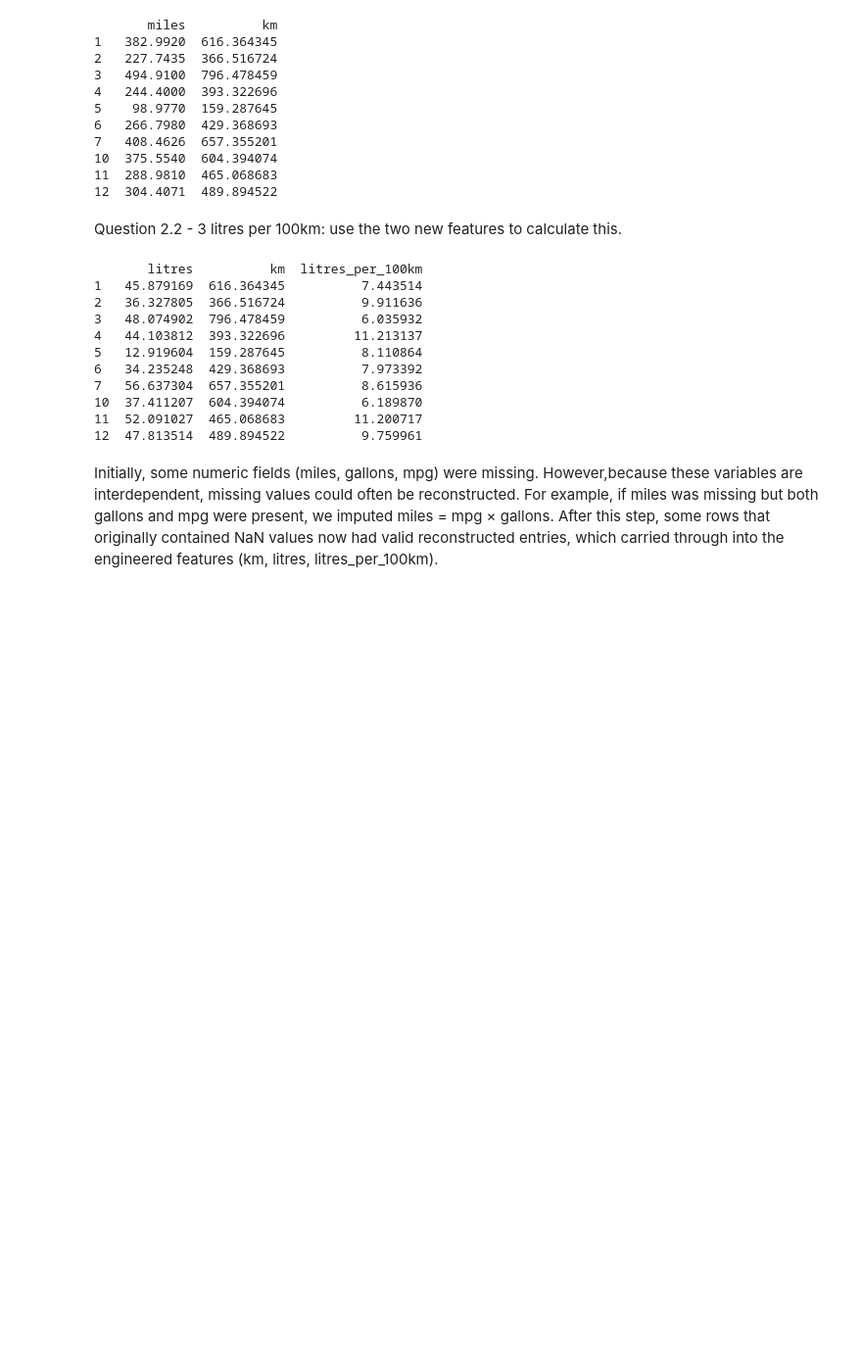
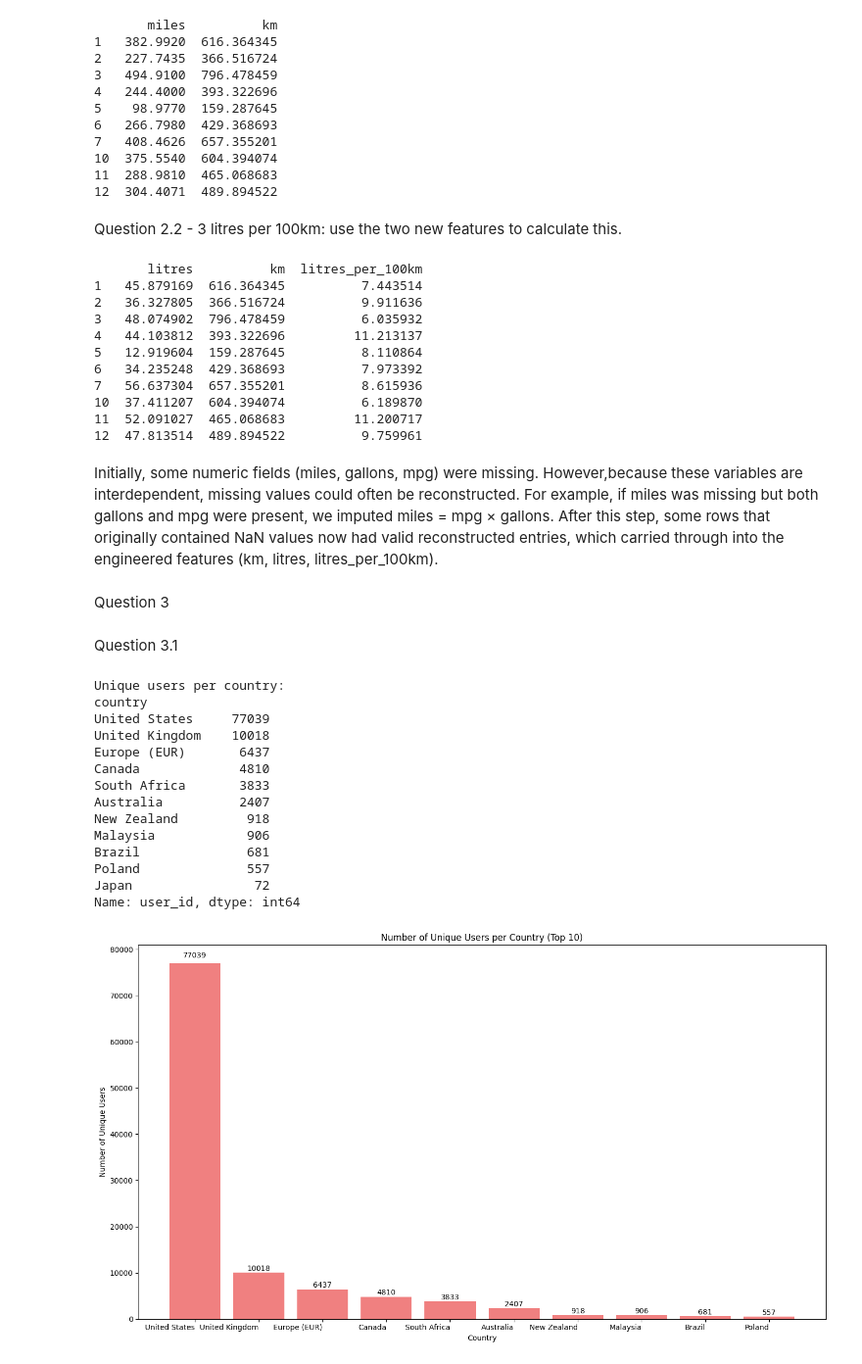
Before and after one commit to Ruaan1/DVE-Assignment, a Jupyter notebook: Notebook/Assignment1.ipynb, the cells around one changed output. Shown: that part at 98% size. Saved outputs shown, nothing was run; the diff lists cells and outputs as text; code cells hidden in the pictures; blank space fills up the shorter version.

Commit message:
Question 3

```diff
--- a/Notebook/Assignment1.ipynb
+++ b/Notebook/Assignment1.ipynb
@@ -345,3 +345,72 @@ print(df[['litres', 'km', 'litres_per_100km']].head(10))
 12  47.813514  489.894522          9.759961
 # %% [markdown]
 Initially, some numeric fields (miles, gallons, mpg) were missing. However,because these variables are interdependent, missing values could often be reconstructed. For example, if miles was missing but both gallons and mpg were present, we imputed miles = mpg × gallons. After this step, some rows that originally contained NaN values now had valid reconstructed entries, which carried through into the engineered features (km, litres, litres_per_100km).
+# %% [markdown]
+Question 3
+# %% [markdown]
+Question 3.1
+# %%
+CURRENCY_TO_COUNTRY = {
+    '$': 'United States',
+    'USD': 'United States',
+    '£': 'United Kingdom',
+    'GBP': 'United Kingdom',
+    '€': 'Europe (EUR)',
+    'EUR': 'Europe (EUR)',
+    'CA$': 'Canada',
+    'CAD': 'Canada',
+    'R': 'South Africa',
+    'ZAR': 'South Africa',
+    'AU$': 'Australia',
+    'AUD': 'Australia',
+    'NZ$': 'New Zealand',
+    'NZD': 'New Zealand',
+    'RM': 'Malaysia',
+    'MYR': 'Malaysia',
+    'R$': 'Brazil',
+    'BRL': 'Brazil',
+    'zł': 'Poland',
+    'PLN': 'Poland',
+    '¥': 'Japan',
+    'JPY': 'Japan',
+    '₹': 'India',
+    'INR': 'India'
+}
+df['country'] = df['currency'].map(CURRENCY_TO_COUNTRY)
+
+usersPerCountry = df.groupby('country')['user_id'].nunique().sort_values(ascending=False)
+
+print("\nUnique users per country:")
+print(usersPerCountry)
+
+plt.figure(figsize=(14, 8))
+top_10_countries = usersPerCountry.head(10)
+bars = plt.bar(range(len(top_10_countries)), top_10_countries.values, color='lightcoral')
+plt.xlabel('Country')
+plt.ylabel('Number of Unique Users')
+plt.title('Number of Unique Users per Country (Top 10)')
+plt.xticks(range(len(top_10_countries)), top_10_countries.index, ha='right')
+
+for i, bar in enumerate(bars):
+    height = bar.get_height()
+    plt.text(bar.get_x() + bar.get_width()/2., height + height*0.01,
+             f'{int(height)}', ha='center', va='bottom')
+
+plt.tight_layout()
+plt.show()
+# %% [output]
+Unique users per country:
+country
+United States     77039
+United Kingdom    10018
+Europe (EUR)       6437
+Canada             4810
+South Africa       3833
+Australia          2407
+New Zealand         918
+Malaysia            906
+Brazil              681
+Poland              557
+Japan                72
+Name: user_id, dtype: int64
+[figure, added]
```
Also changed, not shown: parts of 11 cells of this notebook.
